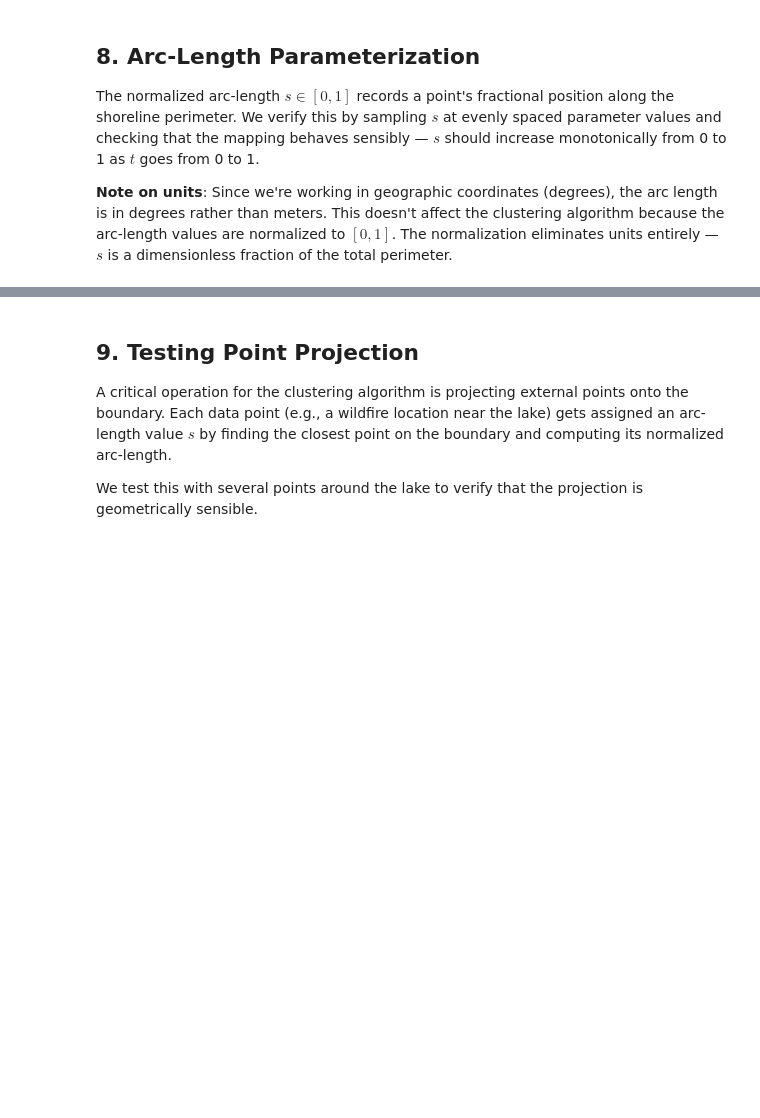
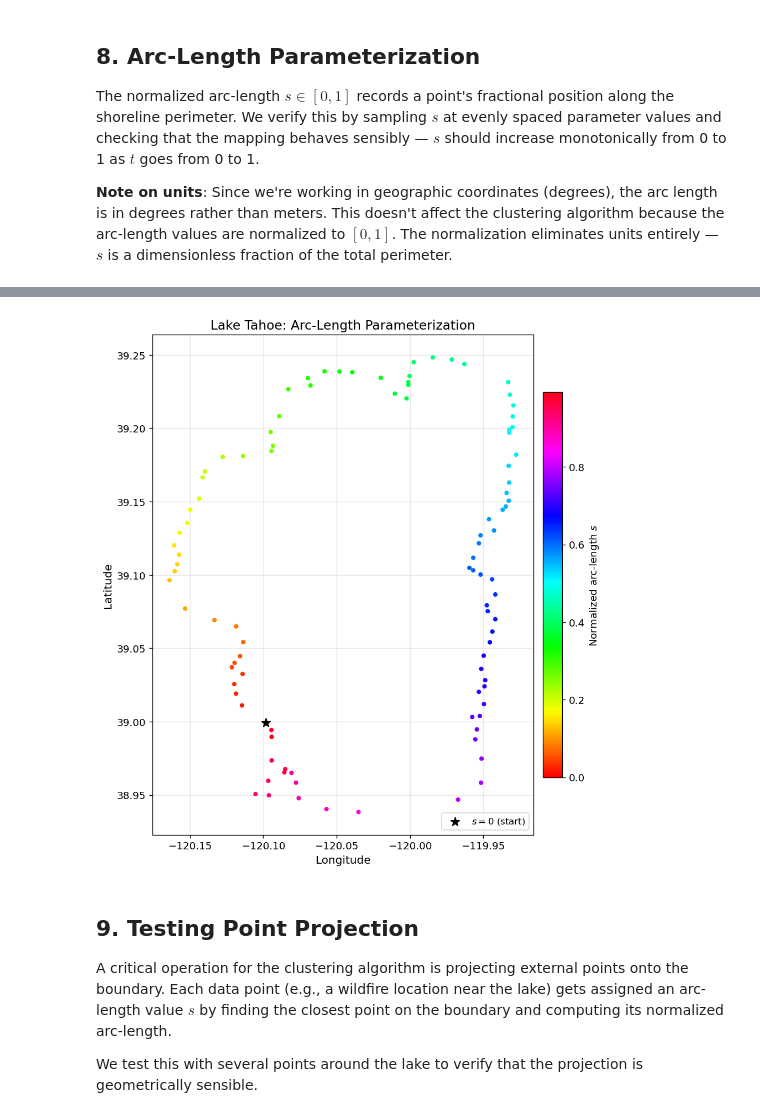
Before and after one commit to Michele-75/obstacle-aware-clustering, a Jupyter notebook: notebooks/02_lake_boundary.ipynb, the cells around one changed output, grey strips where cells are left out. Saved outputs shown, nothing was run; the diff lists cells and outputs as text; code cells hidden in the pictures; blank space fills up the shorter version.

```diff
--- a/notebooks/02_lake_boundary.ipynb
+++ b/notebooks/02_lake_boundary.ipynb
@@ -300,7 +312,7 @@ The normalized arc-length $s \in [0, 1]$ records a point's fractional position a
 **Note on units**: Since we're working in geographic coordinates (degrees), the arc length is in degrees rather than meters. This doesn't affect the clustering algorithm because the arc-length values are normalized to $[0, 1]$. The normalization eliminates units entirely — $s$ is a dimensionless fraction of the total perimeter.
 # %%
 # Sample arc-length values at regular t intervals
-n_check = 20
+n_check = 10
 t_check = np.linspace(0, 1, n_check, endpoint=False)  # exclude t=1 (same as t=0)
 s_check = np.array([boundary.normalized_arc_length(t) for t in t_check])
 
@@ -318,29 +347,31 @@ print(f's range: [{s_check.min():.4f}, {s_check.max():.4f}]')
 # %%
 # Visualize the boundary colored by arc-length parameter s
-n_vis = 500
+n_vis = 100
 t_vis = np.linspace(0, 1, n_vis, endpoint=False)
 xy_vis = np.array([boundary.evaluate(t) for t in t_vis])
 s_vis = np.array([boundary.normalized_arc_length(t) for t in t_vis])
 
 fig, ax = plt.subplots(figsize=(8, 10))
 
 scatter = ax.scatter(xy_vis[:, 0], xy_vis[:, 1], c=s_vis, cmap='hsv',
                      s=15, zorder=3)
 plt.colorbar(scatter, ax=ax, label='Normalized arc-length $s$',
              shrink=0.6, aspect=20, pad=0.02)
 
 # Mark s=0 (start)
 ax.scatter(xy_vis[0, 0], xy_vis[0, 1], c='black', s=100, marker='*',
            zorder=5, label='$s = 0$ (start)')
 
 ax.set_xlabel('Longitude', fontsize=12)
 ax.set_ylabel('Latitude', fontsize=12)
 ax.set_title('Lake Tahoe: Arc-Length Parameterization', fontsize=14)
 ax.legend(fontsize=10, loc='lower right')
 ax.set_aspect('equal')
 ax.grid(True, alpha=0.3)
 plt.tight_layout()
 plt.show()
+# %% [output]
+[figure, added]
 # %% [markdown]
 ## 9. Testing Point Projection
 
```
Also changed, not shown: parts of 10 cells of this notebook.
